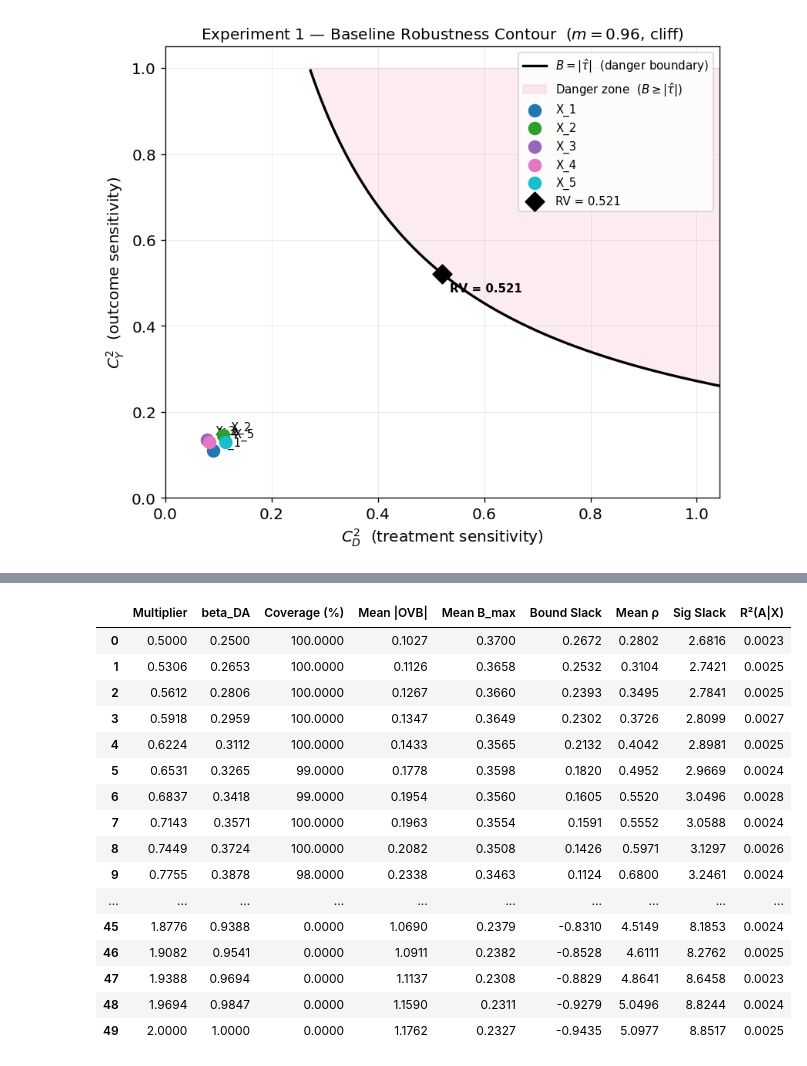
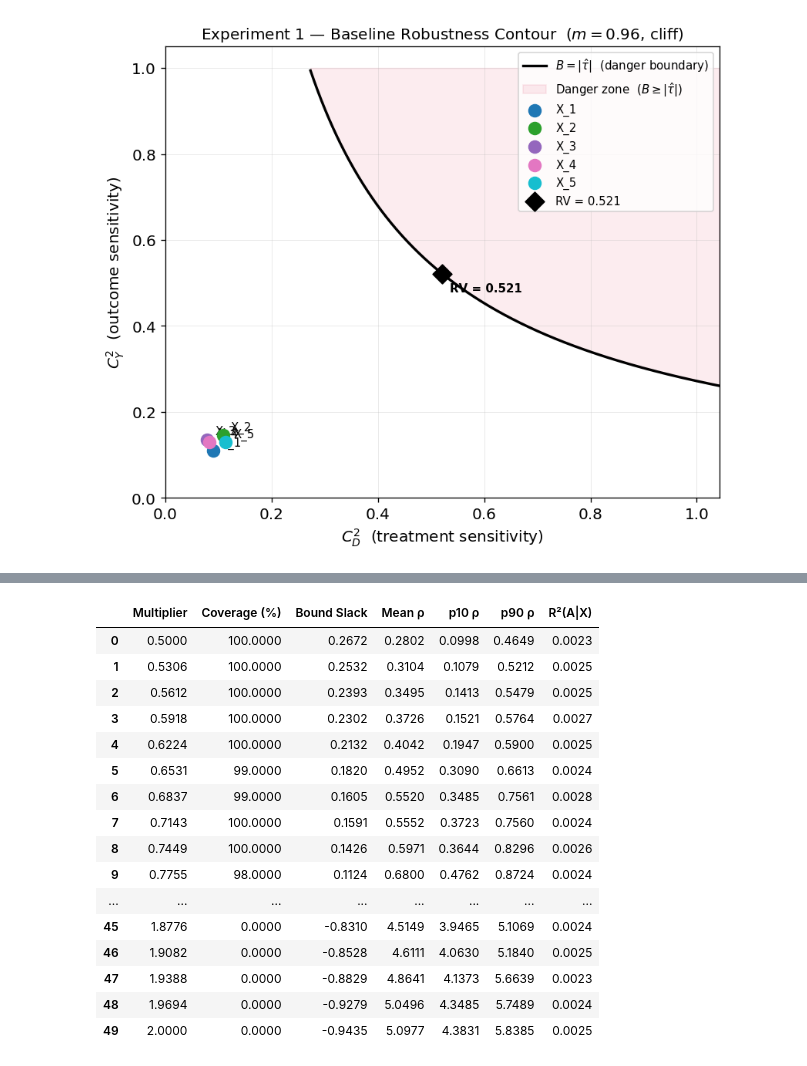
Before and after one commit to Endeville/Informal_Benchmarking, a Jupyter notebook: notebooks/experiment_01_baseline.ipynb, the cells around one changed output, grey strips where cells are left out. Cells and saved outputs as stored; diff of their text form; code cells hidden in the pictures.

```diff
--- a/notebooks/experiment_01_baseline.ipynb
+++ b/notebooks/experiment_01_baseline.ipynb
@@ -315,23 +365,47 @@ plt.show()
 [figure]
 # %%
 import pandas as pd
+from IPython.display import display
 
-df = pd.DataFrame({
+# ── Validity diagnostics ─────────────────────────────────────────────────────
+# The three columns that directly answer "does the LOO bound do its job?"
+# sig_slack is deliberately absent: it answers a different question (what the
+# practitioner sees) and belongs in the practitioner panel below.
+df_valid = pd.DataFrame({
     'Multiplier':   multipliers,
-    'beta_DA':      0.5 * multipliers,
     'Coverage (%)': coverage,
+    'Bound Slack':  np.array(mean_Bmax) - np.array(mean_ovb),
+    'Mean ρ':       mean_rho,
+    'p10 ρ':        p10_rho,
+    'p90 ρ':        p90_rho,
+    'R²(A|X)':      mean_r2_ax,
+}).round(4)
+
+print("Validity Diagnostics  (does the LOO bound cover the true OVB?)")
+display(
+    df_valid.style.format(precision=4)
+    .background_gradient(subset=['Coverage (%)'], cmap='RdYlGn', vmin=0, vmax=100)
+    .background_gradient(subset=['Bound Slack'],  cmap='RdYlGn', vmin=-1, vmax=1)
+    .background_gradient(subset=['Mean ρ'],       cmap='RdYlGn_r', vmin=0, vmax=2)
+)
+
+print()
+
+# ── Practitioner view ────────────────────────────────────────────────────────
+# What an analyst sees without god-mode knowledge of A.
+# sig_slack > 0 means the LOO budget hasn't consumed the CI yet.
+# In same-direction confounding, sig_slack stays large while ρ > 1 — the
+# practitioner remains confident while the bound has already been violated.
+df_prac = pd.DataFrame({
+    'Multiplier':   multipliers,
     'Mean |OVB|':   mean_ovb,
     'Mean B_max':   mean_Bmax,
-    'Bound Slack':  np.array(mean_Bmax) - np.array(mean_ovb),
-    'Mean ρ':       mean_rho,
     'Sig Slack':    mean_sig_slack,
-    'R²(A|X)':      mean_r2_ax,
-})
+}).round(4)
 
-df = df.round(4)
-df.style.format(precision=4) \
-        .background_gradient(subset=['Coverage (%)'], cmap='RdYlGn', vmin=0, vmax=100) \
-        .background_gradient(subset=['Bound Slack'],  cmap='RdYlGn', vmin=-1, vmax=1) \
-        .background_gradient(subset=['Mean ρ'],       cmap='RdYlGn_r', vmin=0, vmax=1) \
-        .background_gradient(subset=['Sig Slack'],    cmap='RdYlGn', vmin=-1, vmax=2)
+print("Practitioner View  (what the analyst sees — no knowledge of A)")
+display(
+    df_prac.style.format(precision=4)
+    .background_gradient(subset=['Sig Slack'], cmap='RdYlGn', vmin=-1, vmax=3)
+)
 # %% [output]
@@ -338,17 +413,17 @@ df.style.format(precision=4) \
-|  | Multiplier | beta_DA | Coverage (%) | Mean |OVB| | Mean B_max | Bound Slack | Mean ρ | Sig Slack | R²(A|X) |
-| 0 | 0.5000 | 0.2500 | 100.0000 | 0.1027 | 0.3700 | 0.2672 | 0.2802 | 2.6816 | 0.0023 |
-| 1 | 0.5306 | 0.2653 | 100.0000 | 0.1126 | 0.3658 | 0.2532 | 0.3104 | 2.7421 | 0.0025 |
-| 2 | 0.5612 | 0.2806 | 100.0000 | 0.1267 | 0.3660 | 0.2393 | 0.3495 | 2.7841 | 0.0025 |
-| 3 | 0.5918 | 0.2959 | 100.0000 | 0.1347 | 0.3649 | 0.2302 | 0.3726 | 2.8099 | 0.0027 |
-| 4 | 0.6224 | 0.3112 | 100.0000 | 0.1433 | 0.3565 | 0.2132 | 0.4042 | 2.8981 | 0.0025 |
-| 5 | 0.6531 | 0.3265 | 99.0000 | 0.1778 | 0.3598 | 0.1820 | 0.4952 | 2.9669 | 0.0024 |
-| 6 | 0.6837 | 0.3418 | 99.0000 | 0.1954 | 0.3560 | 0.1605 | 0.5520 | 3.0496 | 0.0028 |
-| 7 | 0.7143 | 0.3571 | 100.0000 | 0.1963 | 0.3554 | 0.1591 | 0.5552 | 3.0588 | 0.0024 |
-| 8 | 0.7449 | 0.3724 | 100.0000 | 0.2082 | 0.3508 | 0.1426 | 0.5971 | 3.1297 | 0.0026 |
-| 9 | 0.7755 | 0.3878 | 98.0000 | 0.2338 | 0.3463 | 0.1124 | 0.6800 | 3.2461 | 0.0024 |
-| ... | ... | ... | ... | ... | ... | ... | ... | ... | ... |
-| 45 | 1.8776 | 0.9388 | 0.0000 | 1.0690 | 0.2379 | -0.8310 | 4.5149 | 8.1853 | 0.0024 |
-| 46 | 1.9082 | 0.9541 | 0.0000 | 1.0911 | 0.2382 | -0.8528 | 4.6111 | 8.2762 | 0.0025 |
-| 47 | 1.9388 | 0.9694 | 0.0000 | 1.1137 | 0.2308 | -0.8829 | 4.8641 | 8.6458 | 0.0023 |
-| 48 | 1.9694 | 0.9847 | 0.0000 | 1.1590 | 0.2311 | -0.9279 | 5.0496 | 8.8244 | 0.0024 |
-| 49 | 2.0000 | 1.0000 | 0.0000 | 1.1762 | 0.2327 | -0.9435 | 5.0977 | 8.8517 | 0.0025 |
+|  | Multiplier | Coverage (%) | Bound Slack | Mean ρ | p10 ρ | p90 ρ | R²(A|X) |
+| 0 | 0.5000 | 100.0000 | 0.2672 | 0.2802 | 0.0998 | 0.4649 | 0.0023 |
+| 1 | 0.5306 | 100.0000 | 0.2532 | 0.3104 | 0.1079 | 0.5212 | 0.0025 |
+| 2 | 0.5612 | 100.0000 | 0.2393 | 0.3495 | 0.1413 | 0.5479 | 0.0025 |
+| 3 | 0.5918 | 100.0000 | 0.2302 | 0.3726 | 0.1521 | 0.5764 | 0.0027 |
+| 4 | 0.6224 | 100.0000 | 0.2132 | 0.4042 | 0.1947 | 0.5900 | 0.0025 |
+| 5 | 0.6531 | 99.0000 | 0.1820 | 0.4952 | 0.3090 | 0.6613 | 0.0024 |
+| 6 | 0.6837 | 99.0000 | 0.1605 | 0.5520 | 0.3485 | 0.7561 | 0.0028 |
+| 7 | 0.7143 | 100.0000 | 0.1591 | 0.5552 | 0.3723 | 0.7560 | 0.0024 |
+| 8 | 0.7449 | 100.0000 | 0.1426 | 0.5971 | 0.3644 | 0.8296 | 0.0026 |
+| 9 | 0.7755 | 98.0000 | 0.1124 | 0.6800 | 0.4762 | 0.8724 | 0.0024 |
+| ... | ... | ... | ... | ... | ... | ... | ... |
+| 45 | 1.8776 | 0.0000 | -0.8310 | 4.5149 | 3.9465 | 5.1069 | 0.0024 |
+| 46 | 1.9082 | 0.0000 | -0.8528 | 4.6111 | 4.0630 | 5.1840 | 0.0025 |
+| 47 | 1.9388 | 0.0000 | -0.8829 | 4.8641 | 4.1373 | 5.6639 | 0.0023 |
+| 48 | 1.9694 | 0.0000 | -0.9279 | 5.0496 | 4.3485 | 5.7489 | 0.0024 |
+| 49 | 2.0000 | 0.0000 | -0.9435 | 5.0977 | 4.3831 | 5.8385 | 0.0025 |
```
Also changed, not shown: parts of 6 cells of this notebook, 3 other files.
